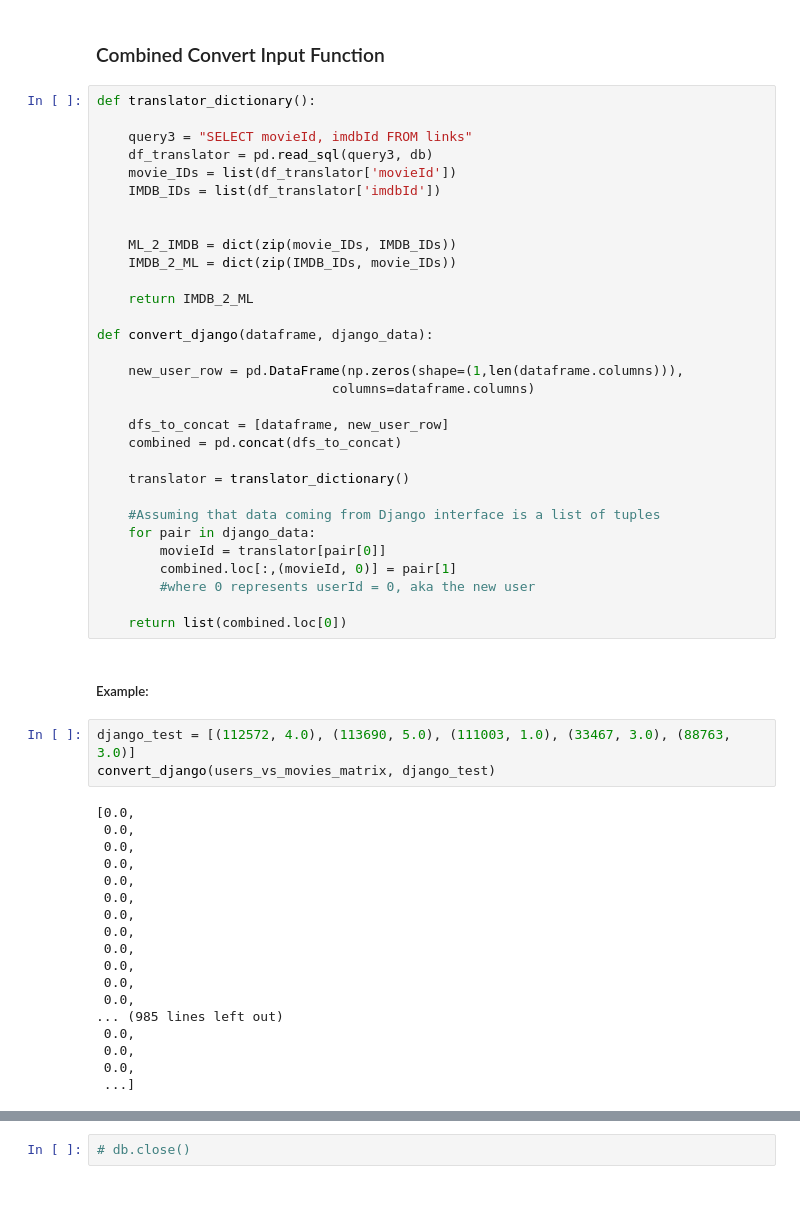
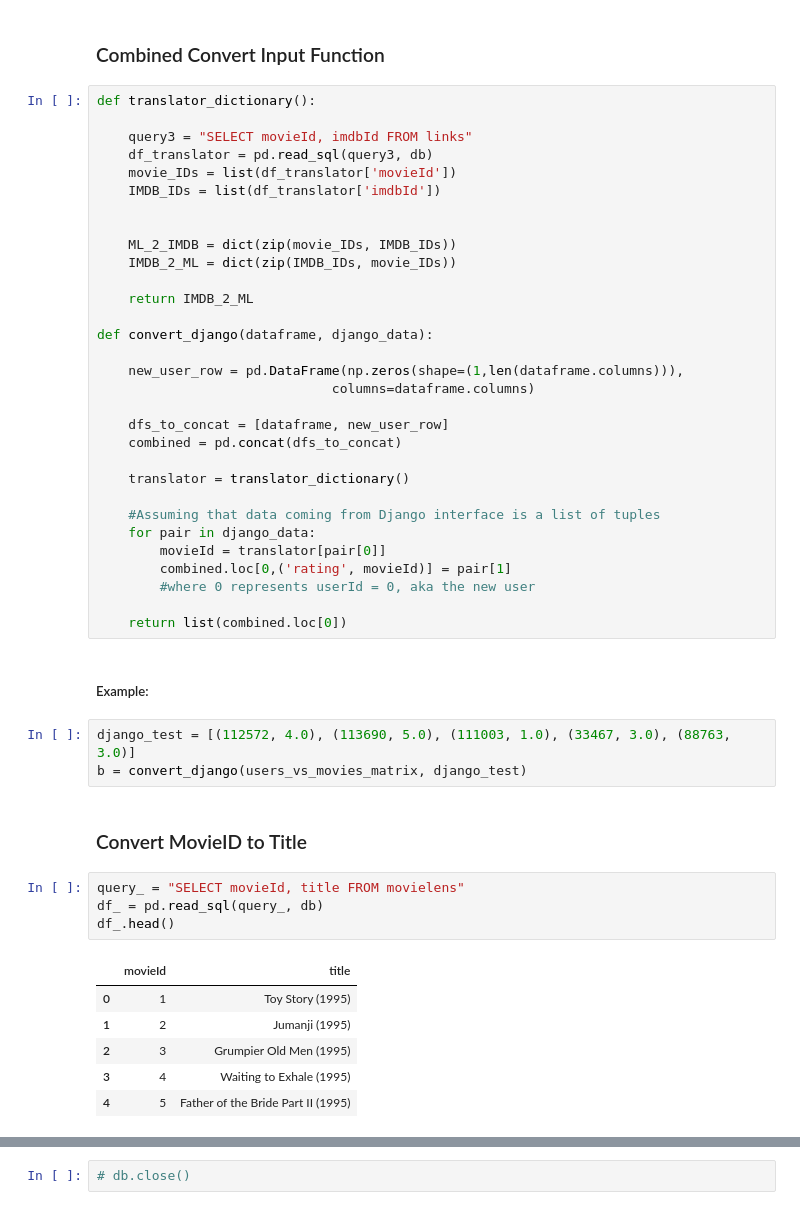
Before and after one commit to pawlodkowski/Movie_Recommender, a Jupyter notebook: filtering_functions.ipynb, the cells around one changed output, grey strips where cells are left out. Drawn from its saved outputs; the diff is of its cells as text.

Commit message:
added function to convert outputted movie IDs to titles (for testing)

```diff
--- a/filtering_functions.ipynb
+++ b/filtering_functions.ipynb
@@ -312,7 +312,7 @@ def convert_django(dataframe, django_data):
     #Assuming that data coming from Django interface is a list of tuples
     for pair in django_data:
         movieId = translator[pair[0]]
-        combined.loc[:,(movieId, 0)] = pair[1]
+        combined.loc[0,('rating', movieId)] = pair[1]
         #where 0 represents userId = 0, aka the new user
 
     return list(combined.loc[0])
@@ -320,22 +320,17 @@ def convert_django(dataframe, django_data):
 ##### Example:
 # %%
 django_test = [(112572, 4.0), (113690, 5.0), (111003, 1.0), (33467, 3.0), (88763, 3.0)]
-convert_django(users_vs_movies_matrix, django_test)
+b = convert_django(users_vs_movies_matrix, django_test)
-# %% [output]
-[0.0,
- 0.0,
- 0.0,
- 0.0,
- 0.0,
- 0.0,
- 0.0,
- 0.0,
- 0.0,
- 0.0,
- 0.0,
- 0.0,
-... (985 lines left out)
- 0.0,
- 0.0,
- 0.0,
- ...]
+# %% [markdown]
+### Convert MovieID to Title
+# %%
+query_ = "SELECT movieId, title FROM movielens"
+df_ = pd.read_sql(query_, db)
+df_.head()
+# %% [output]
+|  | movieId | title |
+| 0 | 1 | Toy Story (1995) |
+| 1 | 2 | Jumanji (1995) |
+| 2 | 3 | Grumpier Old Men (1995) |
+| 3 | 4 | Waiting to Exhale (1995) |
+| 4 | 5 | Father of the Bride Part II (1995) |
```
Also changed, not shown: parts of 2 cells of this notebook, 1 other file.
